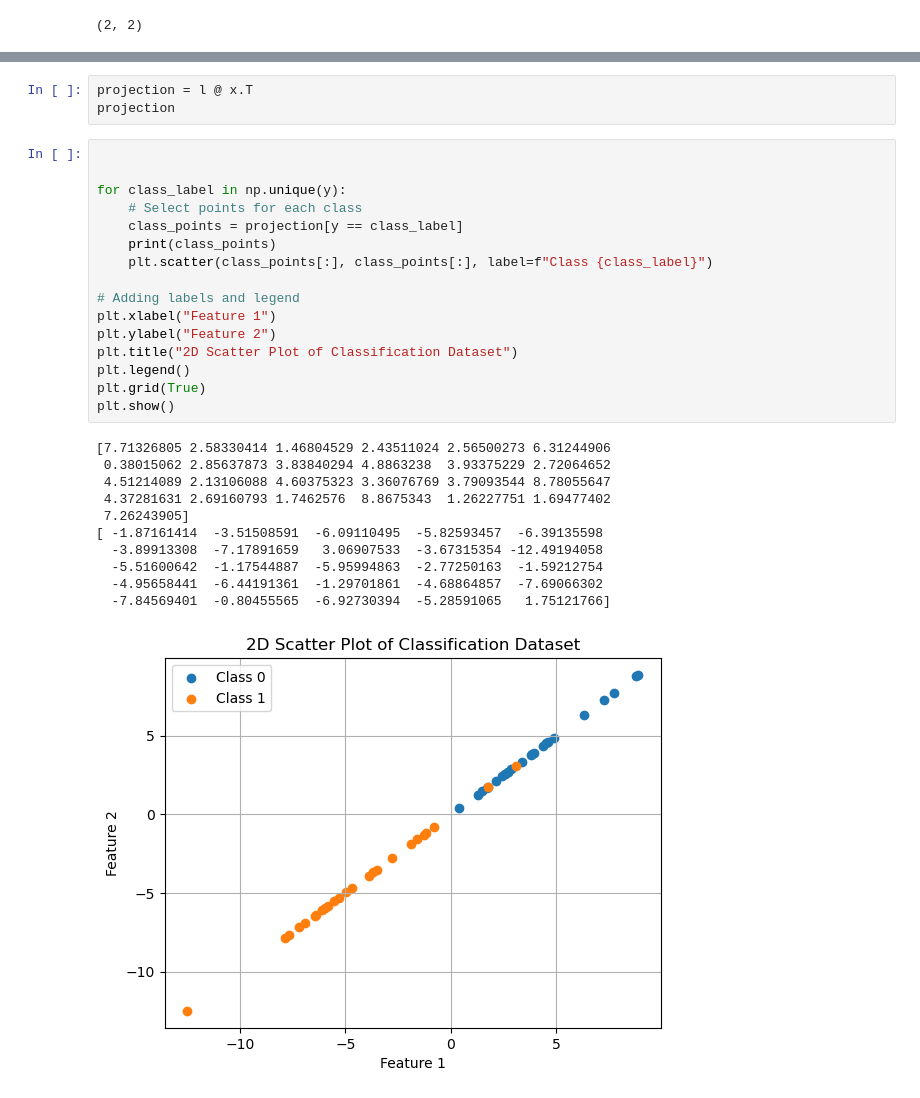
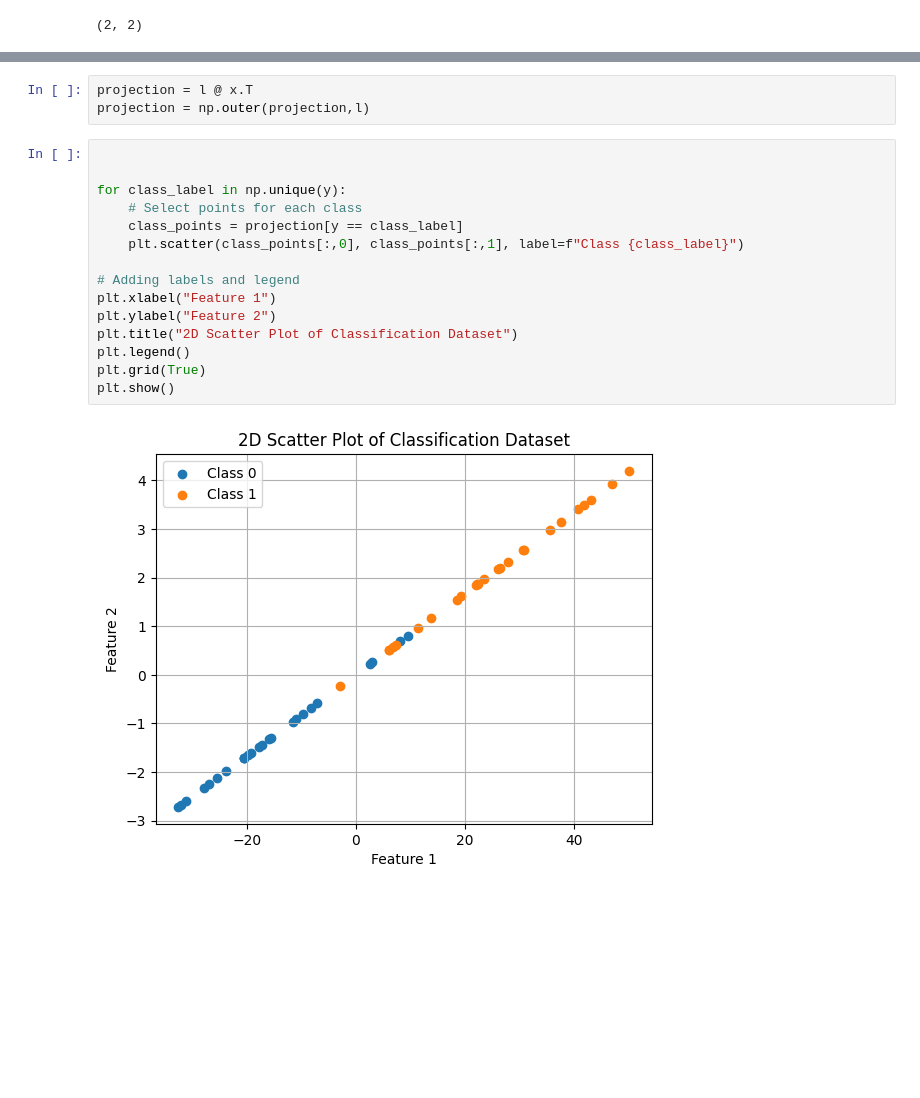
Before and after one commit to FelipeCarneiroMachado/Linear-Discriminant-Analysis, a Jupyter notebook: graficos.ipynb, the cells around one changed output, grey strips where cells are left out. Saved outputs shown, nothing was run; the diff lists cells and outputs as text; blank space fills up the shorter version.

```diff
--- a/graficos.ipynb
+++ b/graficos.ipynb
@@ -78,31 +71,20 @@ array([ 1.00734838, -3.54654275])
 # %%
 projection = l @ x.T
-projection
+projection = np.outer(projection,l)
 # %%
 
 
 for class_label in np.unique(y):
     # Select points for each class
     class_points = projection[y == class_label]
-    print(class_points)
-    plt.scatter(class_points[:], class_points[:], label=f"Class {class_label}")
+    plt.scatter(class_points[:,0], class_points[:,1], label=f"Class {class_label}")
 
 # Adding labels and legend
 plt.xlabel("Feature 1")
 plt.ylabel("Feature 2")
 plt.title("2D Scatter Plot of Classification Dataset")
 plt.legend()
 plt.grid(True)
 plt.show()
 # %% [output]
-[7.71326805 2.58330414 1.46804529 2.43511024 2.56500273 6.31244906
- 0.38015062 2.85637873 3.83840294 4.8863238  3.93375229 2.72064652
- 4.51214089 2.13106088 4.60375323 3.36076769 3.79093544 8.78055647
- 4.37281631 2.69160793 1.7462576  8.8675343  1.26227751 1.69477402
- 7.26243905]
-[ -1.87161414  -3.51508591  -6.09110495  -5.82593457  -6.39135598
-  -3.89913308  -7.17891659   3.06907533  -3.67315354 -12.49194058
-  -5.51600642  -1.17544887  -5.95994863  -2.77250163  -1.59212754
-  -4.95658441  -6.44191361  -1.29701861  -4.68864857  -7.69066302
-  -7.84569401  -0.80455565  -6.92730394  -5.28591065   1.75121766]
-[figure, old version]
+[figure, new version]
```
Also changed, not shown: parts of 7 cells of this notebook.
